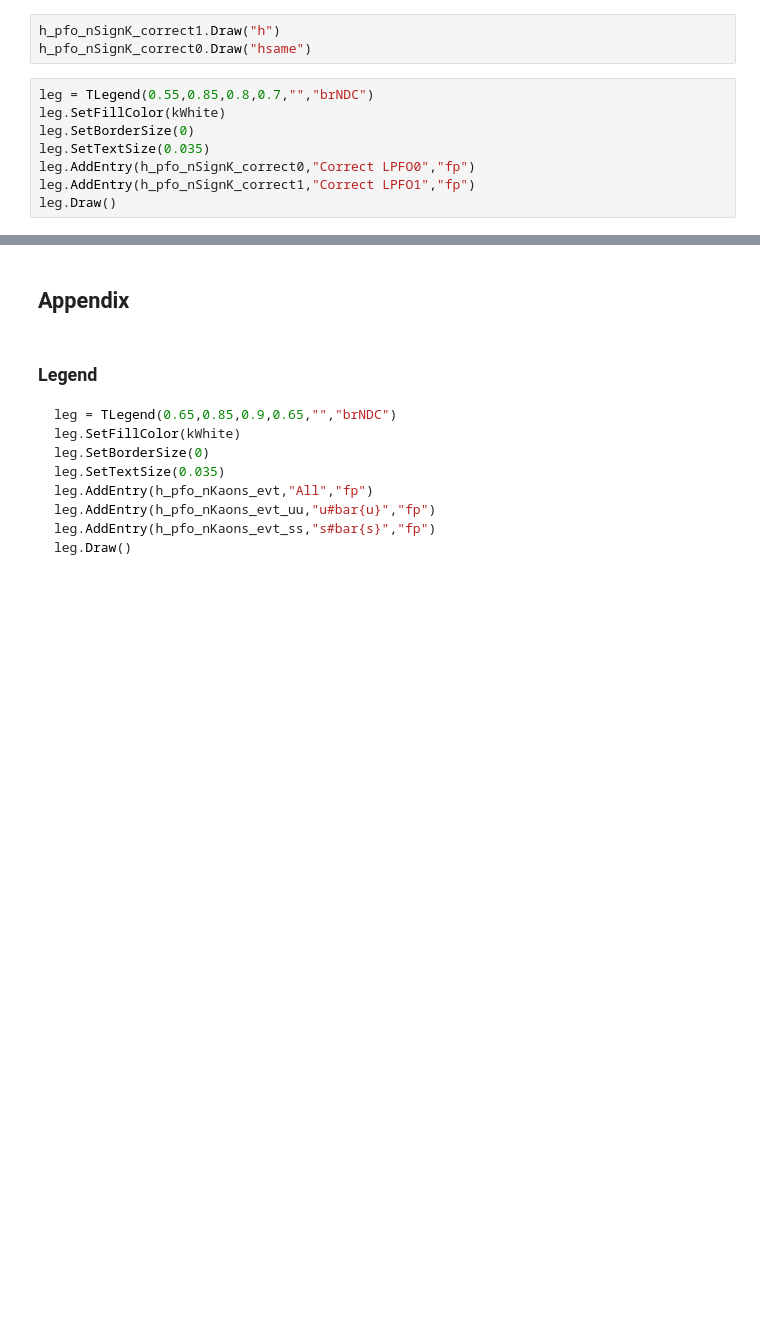
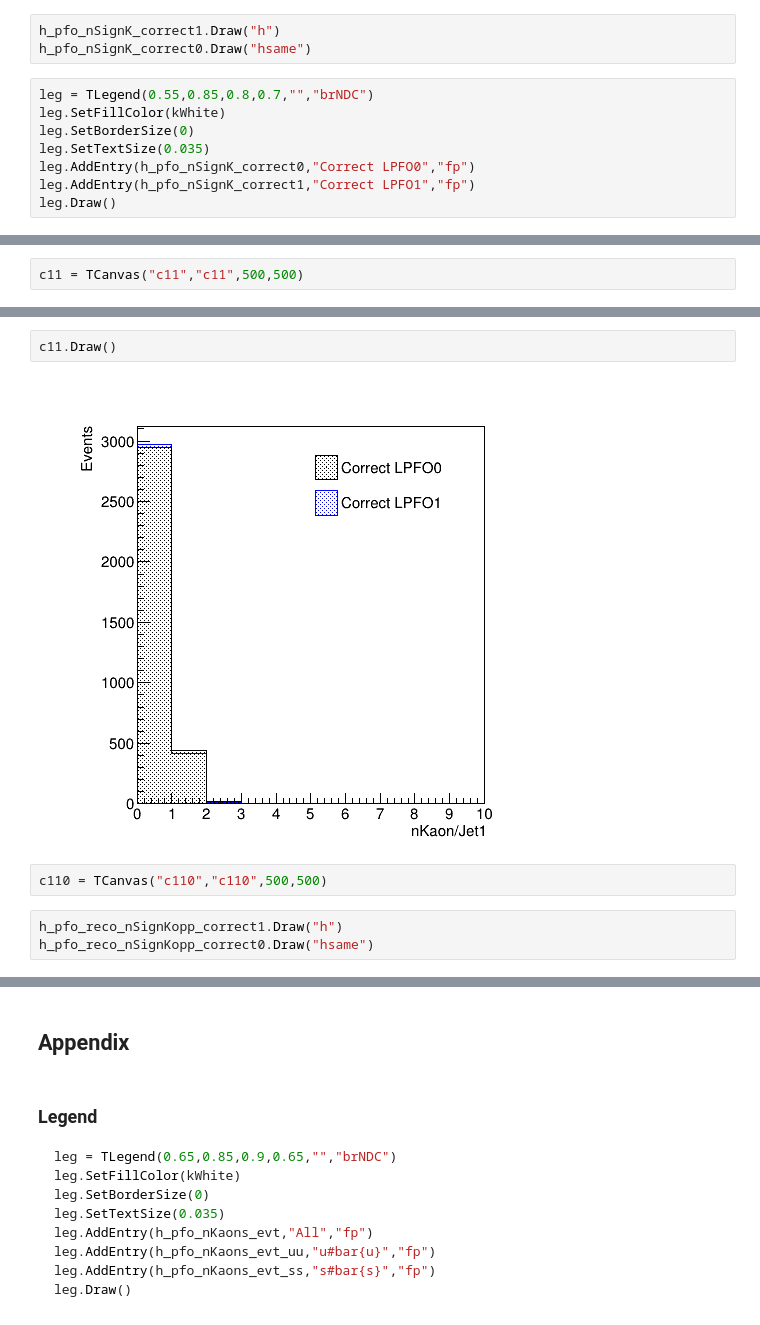
Before and after one commit to yuichiok/VertexMacro, a Jupyter notebook: QQbar250/jupyter/ssbar/dEdx_dist/Migration_Analysis.ipynb, the cells around one changed output, grey strips where cells are left out. Drawn from its saved outputs; the diff is of its cells as text; blank space fills up the shorter version.

```diff
--- a/QQbar250/jupyter/ssbar/dEdx_dist/Migration_Analysis.ipynb
+++ b/QQbar250/jupyter/ssbar/dEdx_dist/Migration_Analysis.ipynb
@@ -242,0 +331,2 @@ c5.Draw()
+# %%
+c11 = TCanvas("c11","c11",500,500)
@@ -242,0 +344,9 @@ c5.Draw()
+# %%
+c11.Draw()
+# %% [output]
+[figure, added]
+# %%
+c110 = TCanvas("c110","c110",500,500)
+# %%
+h_pfo_reco_nSignKopp_correct1.Draw("h")
+h_pfo_reco_nSignKopp_correct0.Draw("hsame")
```
Also changed, not shown: parts of 38 cells of this notebook, 3 other files.
